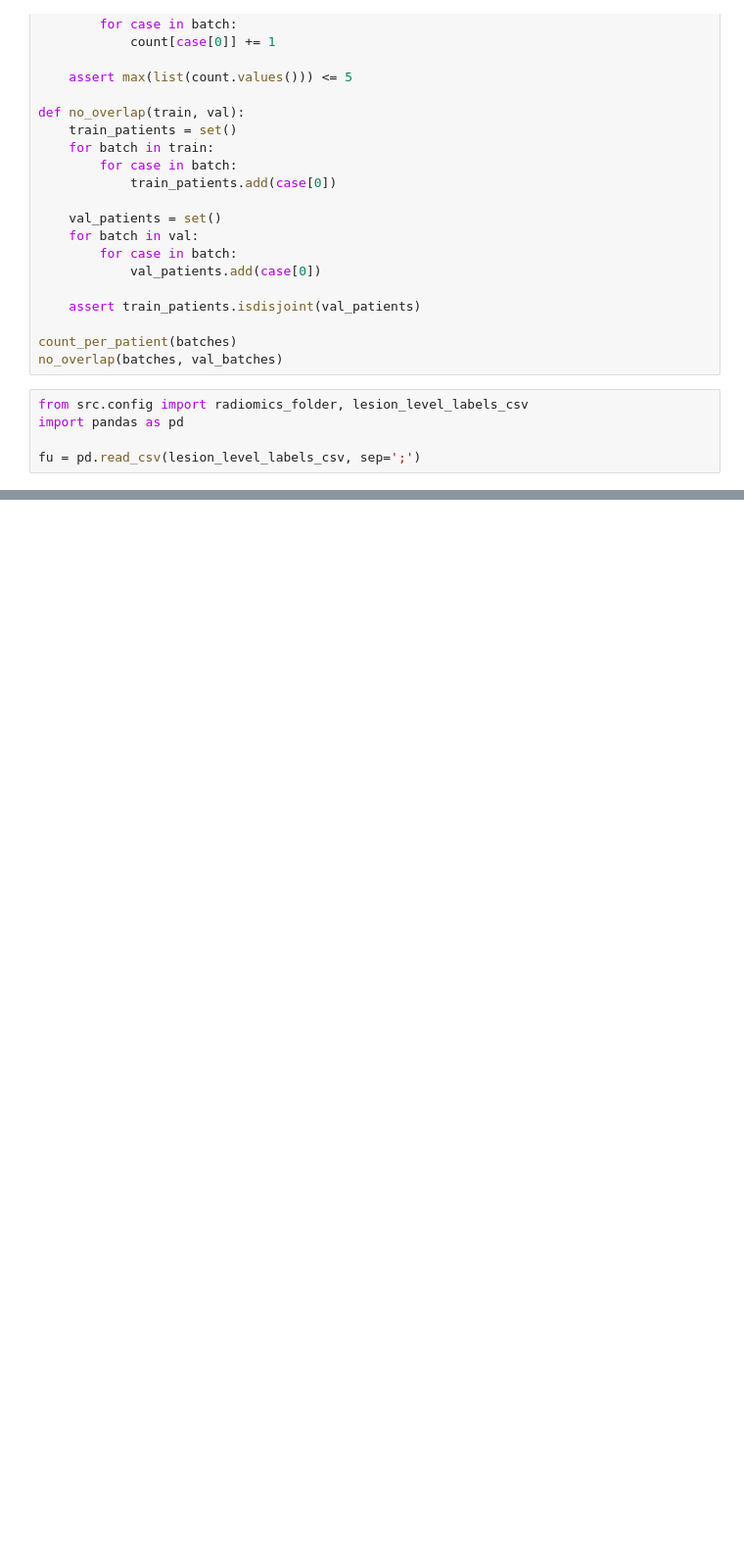
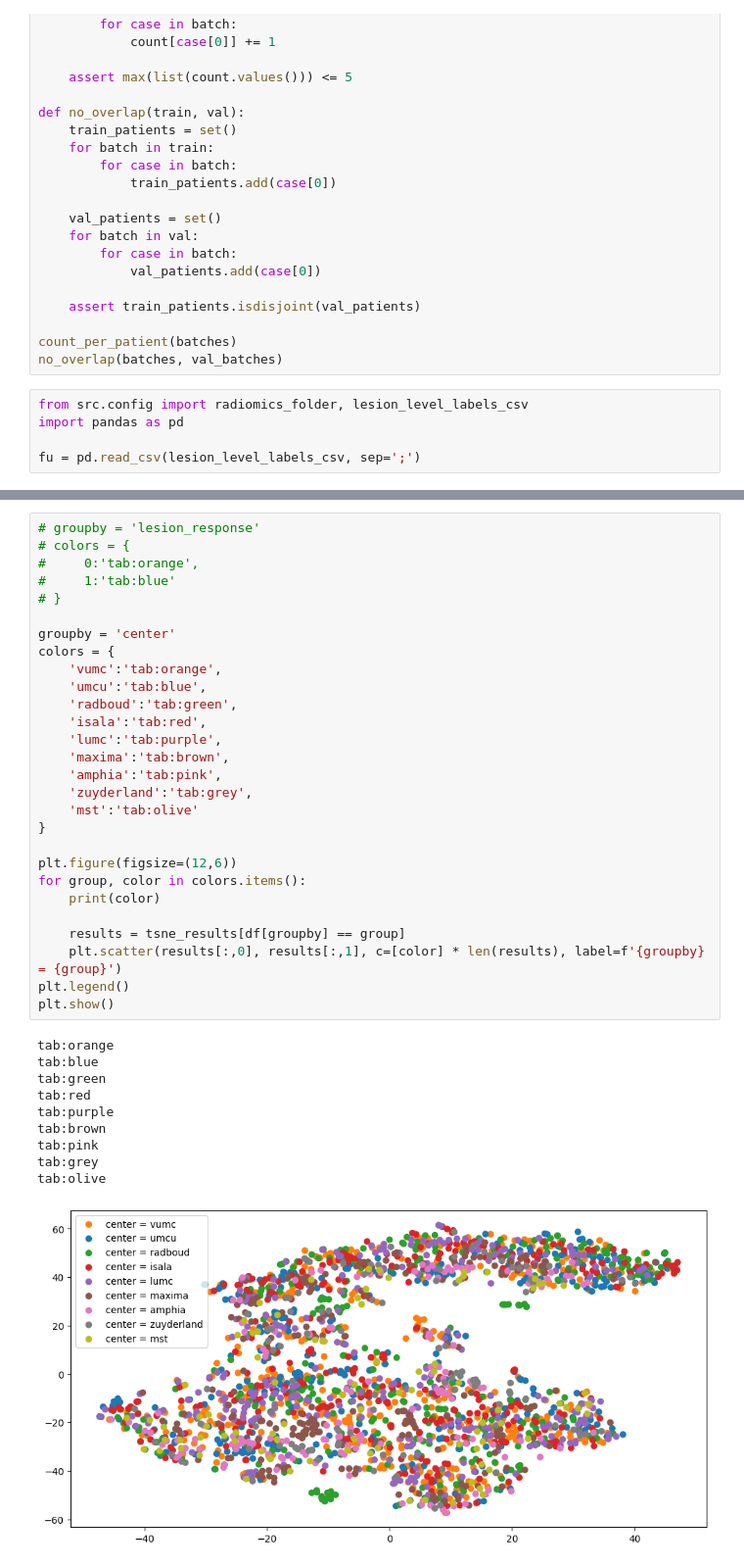
Before and after one commit to RensterMaat/premium_dl_ct, a Jupyter notebook: 01_explore.ipynb, the cells around one changed output, grey strips where cells are left out. Shown at 98% size. Saved outputs shown, nothing was run; the diff lists cells and outputs as text; blank space fills up the shorter version.

```diff
--- a/01_explore.ipynb
+++ b/01_explore.ipynb
@@ -441,0 +528,39 @@ array(['umcu', 'maxima', 'amphia', 'isala', 'lumc', 'mst', 'vumc',
+# %%
+# groupby = 'lesion_response'
+# colors = {
+#     0:'tab:orange',
+#     1:'tab:blue'
+# }
+
+groupby = 'center'
+colors = {
+    'vumc':'tab:orange',
+    'umcu':'tab:blue',
+    'radboud':'tab:green',
+    'isala':'tab:red',
+    'lumc':'tab:purple',
+    'maxima':'tab:brown',
+    'amphia':'tab:pink',
+    'zuyderland':'tab:grey',
+    'mst':'tab:olive'
+}
+
+plt.figure(figsize=(12,6))
+for group, color in colors.items():
+    print(color)
+
+    results = tsne_results[df[groupby] == group]
+    plt.scatter(results[:,0], results[:,1], c=[color] * len(results), label=f'{groupby} = {group}')
+plt.legend()
+plt.show()
+# %% [output]
+tab:orange
+tab:blue
+tab:green
+tab:red
+tab:purple
+tab:brown
+tab:pink
+tab:grey
+tab:olive
+[figure, added]
```
Also changed, not shown: parts of 7 cells of this notebook, 2 other files.
